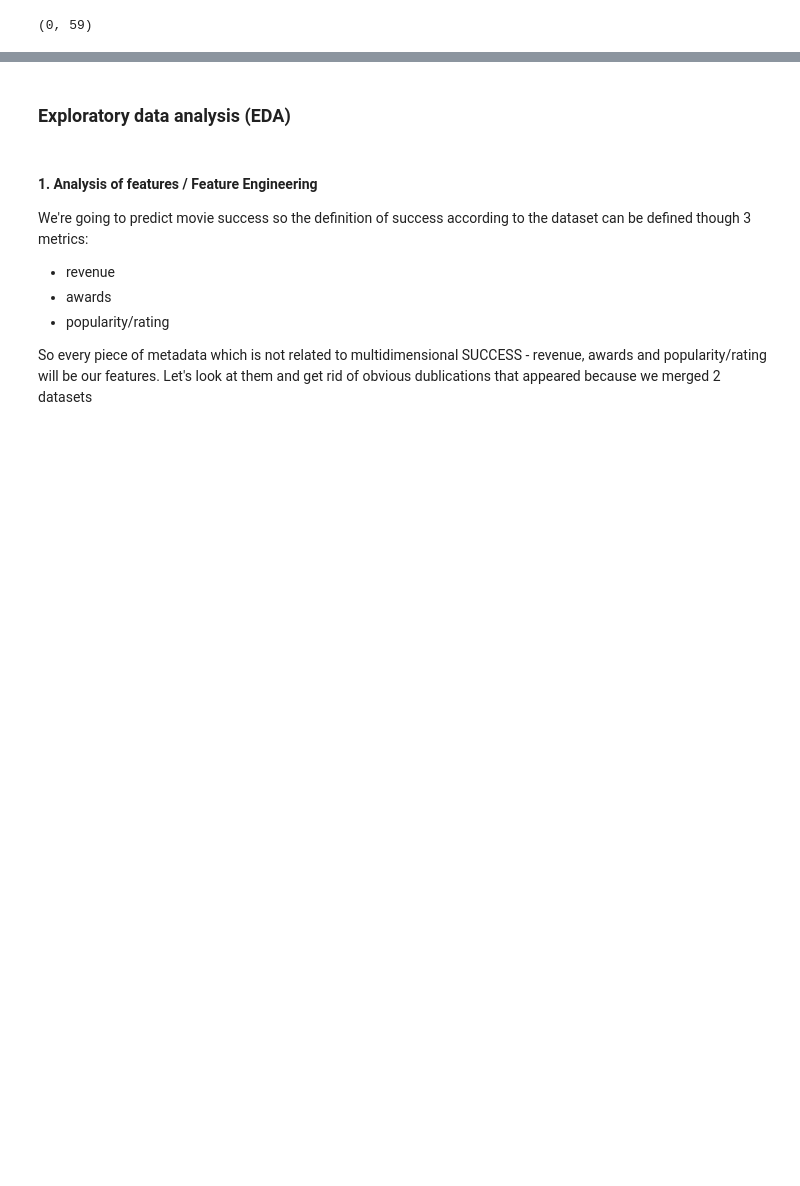
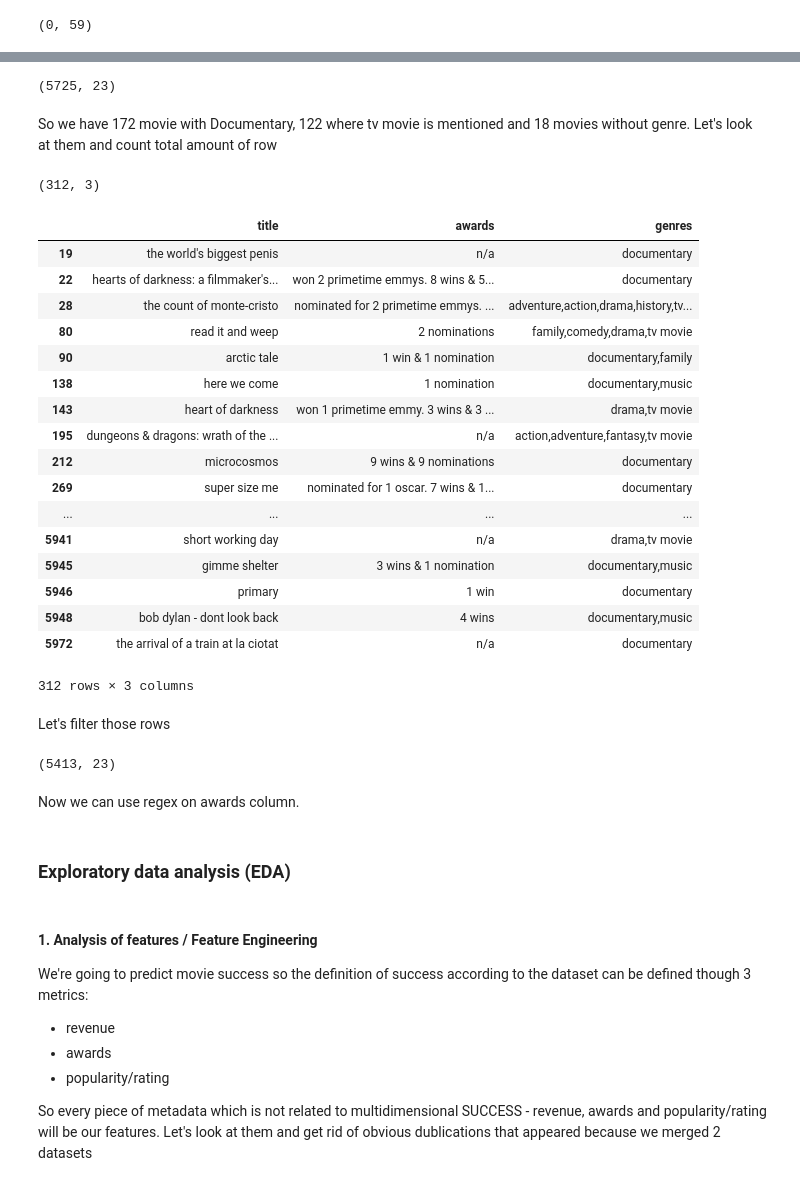
Before and after one commit to olgazju/ml_camp_2023, a Jupyter notebook: midterm project/notebooks/1-EDA.ipynb, the cells around one changed output, grey strips where cells are left out. Drawn from its saved outputs; the diff is of its cells as text; code cells hidden in the pictures; blank space fills up the shorter version.

Commit message:
Added genres and awards

```diff
--- a/midterm project/notebooks/1-EDA.ipynb
+++ b/midterm project/notebooks/1-EDA.ipynb
@@ -167,6 +168,6 @@ Error                                  4758
 # we will need only movies, because others are incompariable categories
 print(df['Type'].value_counts())
 df[df['Type'].str.lower() == 'series'][['title', 'original_title']]
-df = df[df['status'].str.lower() == 'movie']
+df = df[df['Type'].str.lower() == 'movie']
 # %% [output]
 Type
@@ -251,0 +346,41 @@ dataset_df.head()
+# %%
+print(dataset_df.shape)
+# %% [output]
+(5725, 23)
+# %% [markdown]
+So we have 172 movie with Documentary, 122 where tv movie is mentioned and 18 movies without genre. Let's look at them and count total amount of row
+# %%
+# Filter rows where 'tv movie' or 'documentary' is in the 'Genres' column
+outliers = dataset_df[dataset_df['genres'].apply(lambda x: 'tv movie' in x or 'documentary' in x or not x)][['title', 'awards', 'genres']]
+print(outliers.shape)
+outliers
+# %% [output]
+(312, 3)
+|  | title | awards | genres |
+| 19 | the world's biggest penis | n/a | documentary |
+| 22 | hearts of darkness: a filmmaker's... | won 2 primetime emmys. 8 wins & 5... | documentary |
+| 28 | the count of monte-cristo | nominated for 2 primetime emmys. ... | adventure,action,drama,history,tv... |
+| 80 | read it and weep | 2 nominations | family,comedy,drama,tv movie |
+| 90 | arctic tale | 1 win & 1 nomination | documentary,family |
+| 138 | here we come | 1 nomination | documentary,music |
+| 143 | heart of darkness | won 1 primetime emmy. 3 wins & 3 ... | drama,tv movie |
+| 195 | dungeons & dragons: wrath of the ... | n/a | action,adventure,fantasy,tv movie |
+| 212 | microcosmos | 9 wins & 9 nominations | documentary |
+| 269 | super size me | nominated for 1 oscar. 7 wins & 1... | documentary |
+| ... | ... | ... | ... |
+| 5941 | short working day | n/a | drama,tv movie |
+| 5945 | gimme shelter | 3 wins & 1 nomination | documentary,music |
+| 5946 | primary | 1 win | documentary |
+| 5948 | bob dylan - dont look back | 4 wins | documentary,music |
+| 5972 | the arrival of a train at la ciotat | n/a | documentary |
+312 rows × 3 columns
+# %% [markdown]
+Let's filter those rows
+# %%
+dataset_df = dataset_df[dataset_df['genres'].apply(lambda x: 'tv movie' not in x and 'documentary' not in x )]
+dataset_df = dataset_df[dataset_df['genres'].apply(lambda x: len(x) > 0)]
+print(dataset_df.shape)
+# %% [output]
+(5413, 23)
+# %% [markdown]
+Now we can use regex on awards column.
```
Also changed, not shown: parts of 15 cells of this notebook, 1 other file.
